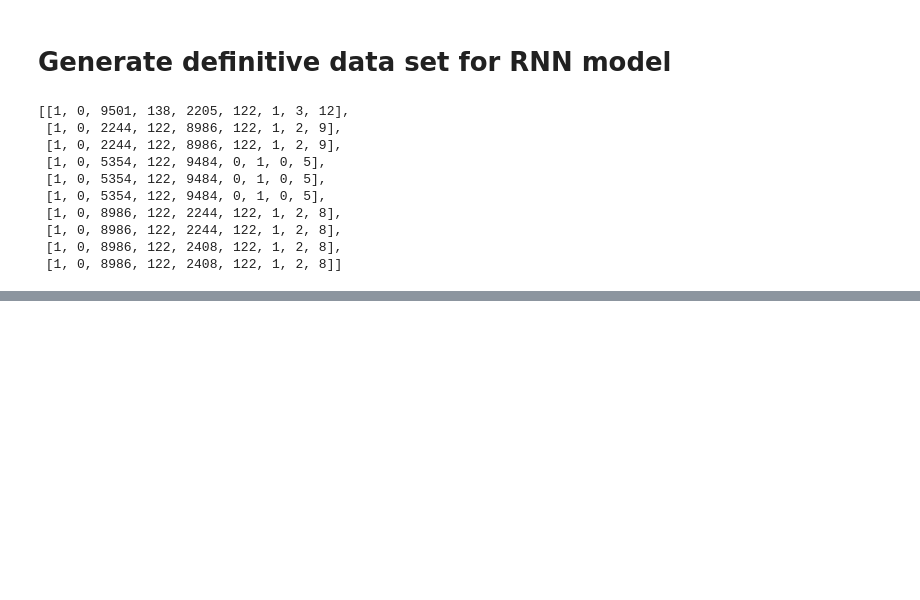
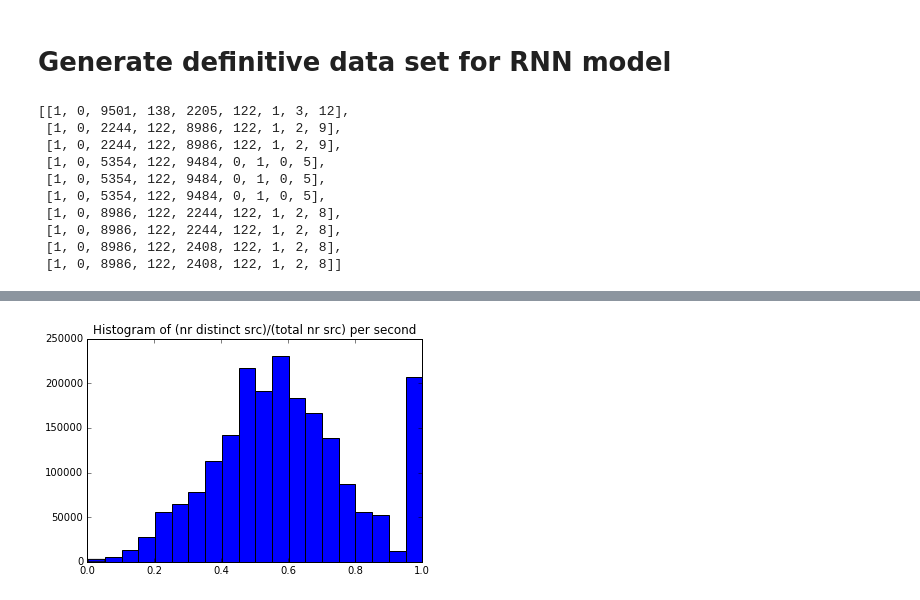
Before and after one commit to box121209/LANL-model, a Jupyter notebook: 1_data_munging.ipynb, the cells around one changed output, grey strips where cells are left out. Saved outputs shown, nothing was run; the diff lists cells and outputs as text; code cells hidden in the pictures; blank space fills up the shorter version.

```diff
--- a/1_data_munging.ipynb
+++ b/1_data_munging.ipynb
@@ -358,7 +358,7 @@ tmp_rdd.map(normalise).take(2)
 import json
 import re
 
-data = json.load(open("boxport_data.json", 'r'))
+data = json.load(open("data/boxport_data.json", 'r'))
 
 def jsonIntKeys(x):
     if isinstance(x, dict):
@@ -442,0 +445,7 @@ subflows.map(normalise).map(toCSVline).saveAsTextFile(path + "flows_for_rnn_mode
+# %%
+normflows = subflows.map(normalise)
+
+normduration = normflows.map(lambda x: x[1])
+normduration = normflows.map(lambda x: x[1])
+normpackets = normflows.map(lambda x: x[7])
+normbytes = normflows.map(lambda x: x[8])
@@ -442,0 +473,20 @@ subflows.map(normalise).map(toCSVline).saveAsTextFile(path + "flows_for_rnn_mode
+# %%
+# how many src computers are typically seen within 1-sec time bins?
+
+src_process = normflows.map(lambda x: [x[0], x[2]]).groupByKey().cache()
+# %%
+# histogram of '1-sec sharing':
+
+def f(y):
+    return float(len(set(y)))/float(len(y))
+
+h = src_process.sortBy(lambda x: x[0]).map(lambda x : f(list(x[1]))).collect()
+# %%
+%matplotlib inline
+import matplotlib.pyplot as plt
+
+plt.hist(h, bins=20)
+plt.title("Histogram of (nr distinct src)/(total nr src) per second")
+plt.show()
+# %% [output]
+[figure, added]
```
Also changed, not shown: parts of 5 cells of this notebook, 1 other file.
